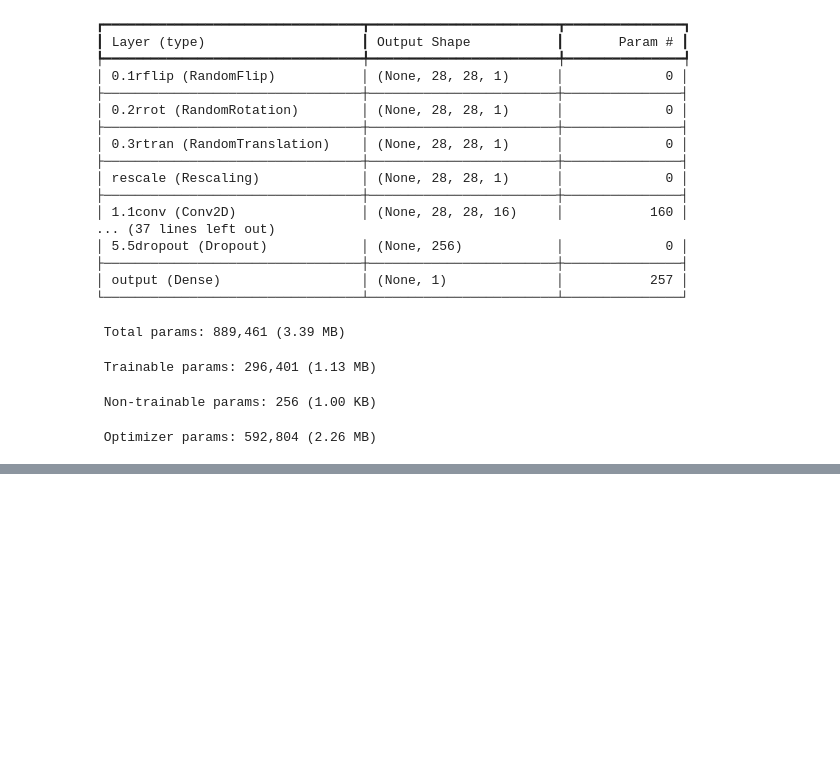
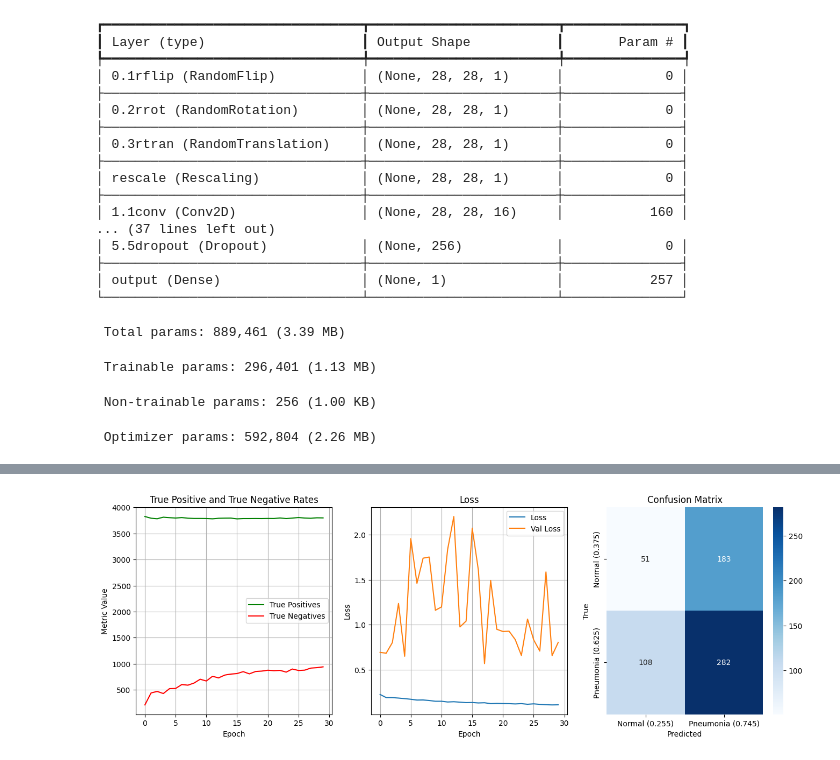
Before and after one commit to samlowe106/ConvolutedComputerVision, a Jupyter notebook: chest-x-ray-images-pneumonia/Resizing and Transfer Learning.ipynb, the cells around one changed output, grey strips where cells are left out. Saved outputs shown, nothing was run; the diff lists cells and outputs as text; code cells hidden in the pictures; blank space fills up the shorter version.

```diff
--- a/chest-x-ray-images-pneumonia/Resizing and Transfer Learning.ipynb
+++ b/chest-x-ray-images-pneumonia/Resizing and Transfer Learning.ipynb
@@ -179,12 +206,9 @@ confusion_matrix_two_by_two(ax, y_true, y_pred)
 # %%
 checkpoint_callback = tf.keras.callbacks.ModelCheckpoint(
-    filepath='best_model.keras',
-    save_best_only=True,
-    monitor='val_loss',
-    mode='min'
+    filepath="best_model.keras", save_best_only=True, monitor="val_loss", mode="min"
 )
 
-epochs = 10
+epochs = 30
 
 history = model_1.fit(
     train_ds,
@@ -192,6 +216,6 @@ history = model_1.fit(
     epochs=epochs,
     class_weight=class_weight,
     verbose=1,
-    callbacks=[checkpoint_callback]
+    callbacks=[checkpoint_callback],
 )
 # %% [output]
@@ -665,0 +559,12 @@ Notebook last run (end-to-end): 2025-05-09 22:48:50.822631 (duration: 0:02:29.64
+# %%
+history = model_4.fit(
+    train_ds,
+    validation_data=validation_ds,
+    epochs=epochs,
+    class_weight=class_weight,
+    verbose=1,
+    callbacks=[checkpoint_callback],
+)
+best_model = tf.keras.models.load_model("best_model.keras")
+summary_graphics(history, best_model)
+# %% [output]
@@ -665,0 +588 @@ Notebook last run (end-to-end): 2025-05-09 22:48:50.822631 (duration: 0:02:29.64
+[figure, added]
```
Also changed, not shown: parts of 48 cells of this notebook, 5 other files.
